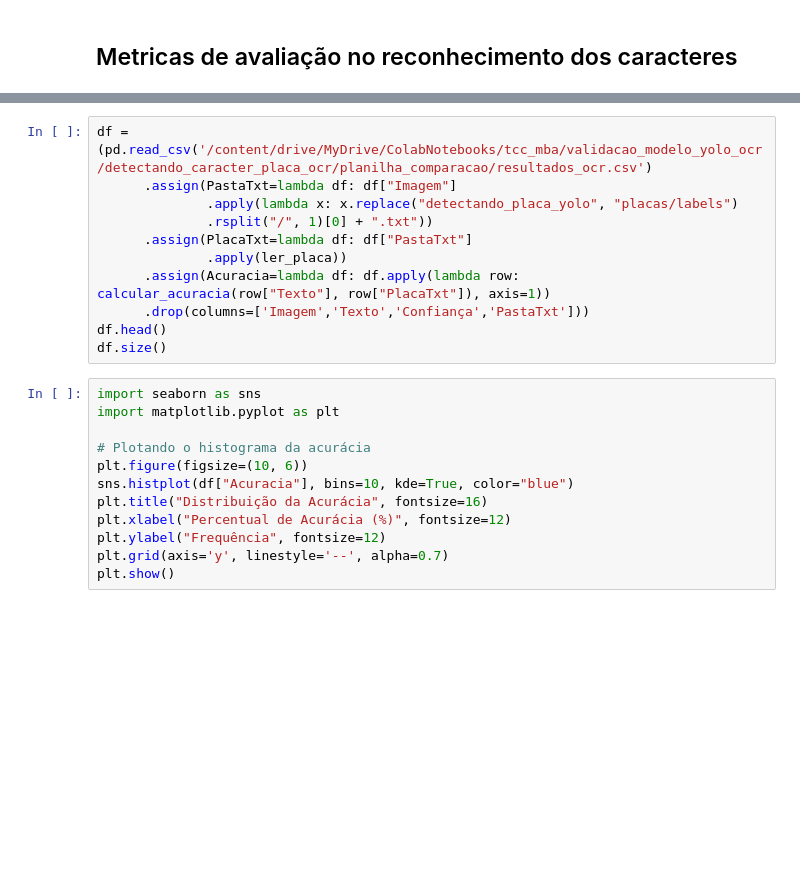
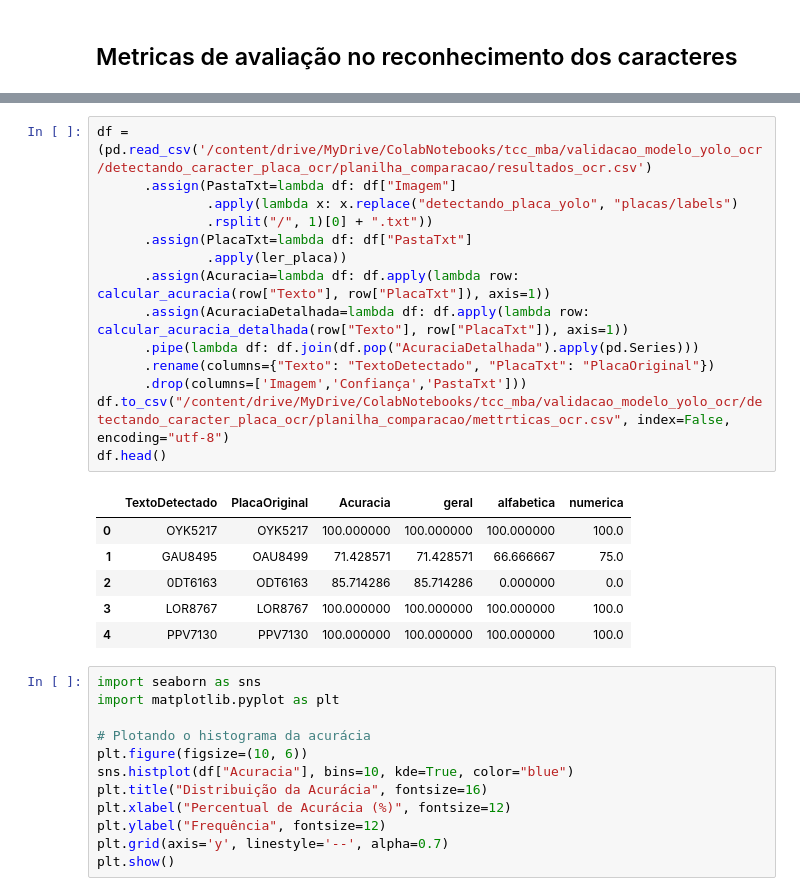
Before and after one commit to RogerioLS/TCC_MLOPS_UFSCAR_CAR_PLATE, a Jupyter notebook: jupyter/detectando_caracter_placa_ocr.ipynb, the cells around one changed output, grey strips where cells are left out. Drawn from its saved outputs; the diff is of its cells as text; blank space fills up the shorter version.

Commit message:
notebook ocr

```diff
--- a/jupyter/detectando_caracter_placa_ocr.ipynb
+++ b/jupyter/detectando_caracter_placa_ocr.ipynb
@@ -196,14 +245,24 @@ def calcular_acuracia(texto_reconhecido: str, placa_real: str) -> float:
 # %%
 df = (pd.read_csv('/content/drive/MyDrive/ColabNotebooks/tcc_mba/validacao_modelo_yolo_ocr/detectando_caracter_placa_ocr/planilha_comparacao/resultados_ocr.csv')
       .assign(PastaTxt=lambda df: df["Imagem"]
               .apply(lambda x: x.replace("detectando_placa_yolo", "placas/labels")
               .rsplit("/", 1)[0] + ".txt"))
       .assign(PlacaTxt=lambda df: df["PastaTxt"]
               .apply(ler_placa))
       .assign(Acuracia=lambda df: df.apply(lambda row: calcular_acuracia(row["Texto"], row["PlacaTxt"]), axis=1))
-      .drop(columns=['Imagem','Texto','Confiança','PastaTxt']))
+      .assign(AcuraciaDetalhada=lambda df: df.apply(lambda row: calcular_acuracia_detalhada(row["Texto"], row["PlacaTxt"]), axis=1))
+      .pipe(lambda df: df.join(df.pop("AcuraciaDetalhada").apply(pd.Series)))
+      .rename(columns={"Texto": "TextoDetectado", "PlacaTxt": "PlacaOriginal"})
+      .drop(columns=['Imagem','Confiança','PastaTxt']))
+df.to_csv("/content/drive/MyDrive/ColabNotebooks/tcc_mba/validacao_modelo_yolo_ocr/detectando_caracter_placa_ocr/planilha_comparacao/mettrticas_ocr.csv", index=False, encoding="utf-8")
 df.head()
-df.size()
+# %% [output]
+|  | TextoDetectado | PlacaOriginal | Acuracia | geral | alfabetica | numerica |
+| 0 | OYK5217 | OYK5217 | 100.000000 | 100.000000 | 100.000000 | 100.0 |
+| 1 | GAU8495 | OAU8499 | 71.428571 | 71.428571 | 66.666667 | 75.0 |
+| 2 | 0DT6163 | ODT6163 | 85.714286 | 85.714286 | 0.000000 | 0.0 |
+| 3 | LOR8767 | LOR8767 | 100.000000 | 100.000000 | 100.000000 | 100.0 |
+| 4 | PPV7130 | PPV7130 | 100.000000 | 100.000000 | 100.000000 | 100.0 |
 # %%
 import seaborn as sns
 import matplotlib.pyplot as plt
```
Also changed, not shown: parts of 3 cells of this notebook.
